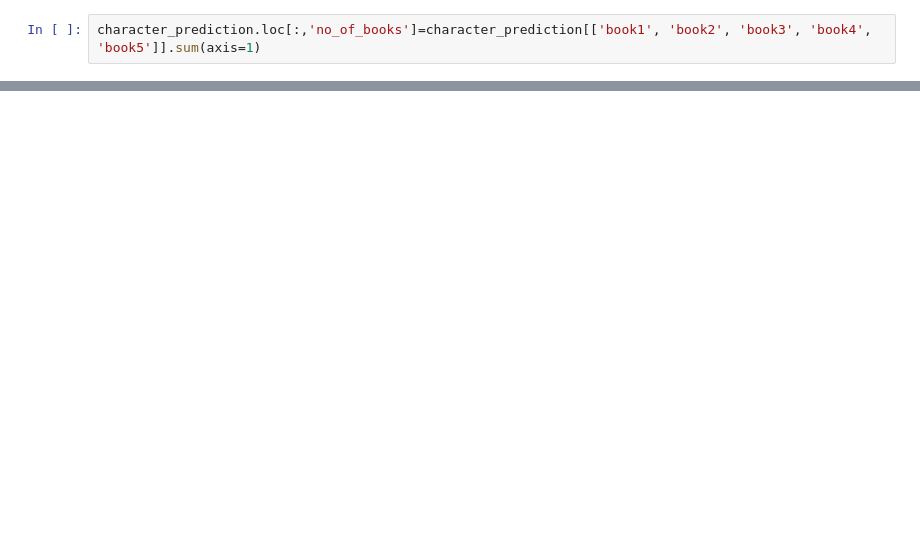
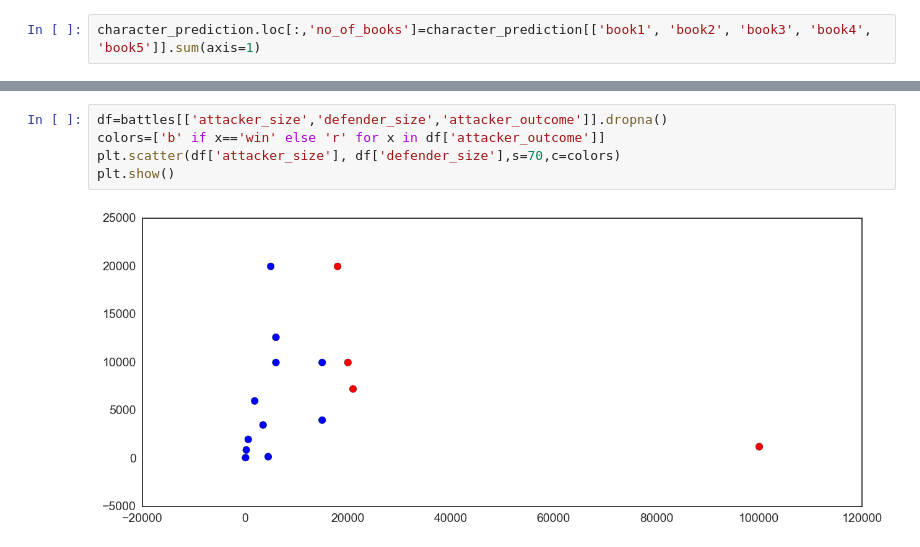
Before and after one commit to TheMLGuy/Game-of-Thrones-Dataset, a Jupyter notebook: AnalysisGOT.ipynb, the cells around one changed output, grey strips where cells are left out. Drawn from its saved outputs; the diff is of its cells as text; blank space fills up the shorter version.

```diff
--- a/AnalysisGOT.ipynb
+++ b/AnalysisGOT.ipynb
@@ -99,0 +80,7 @@ c
+# %%
+df=battles[['attacker_size','defender_size','attacker_outcome']].dropna()
+colors=['b' if x=='win' else 'r' for x in df['attacker_outcome']]
+plt.scatter(df['attacker_size'], df['defender_size'],s=70,c=colors)
+plt.show()
+# %% [output]
+[figure, added]
```
Also changed, not shown: parts of 11 cells of this notebook, 1 other file.
